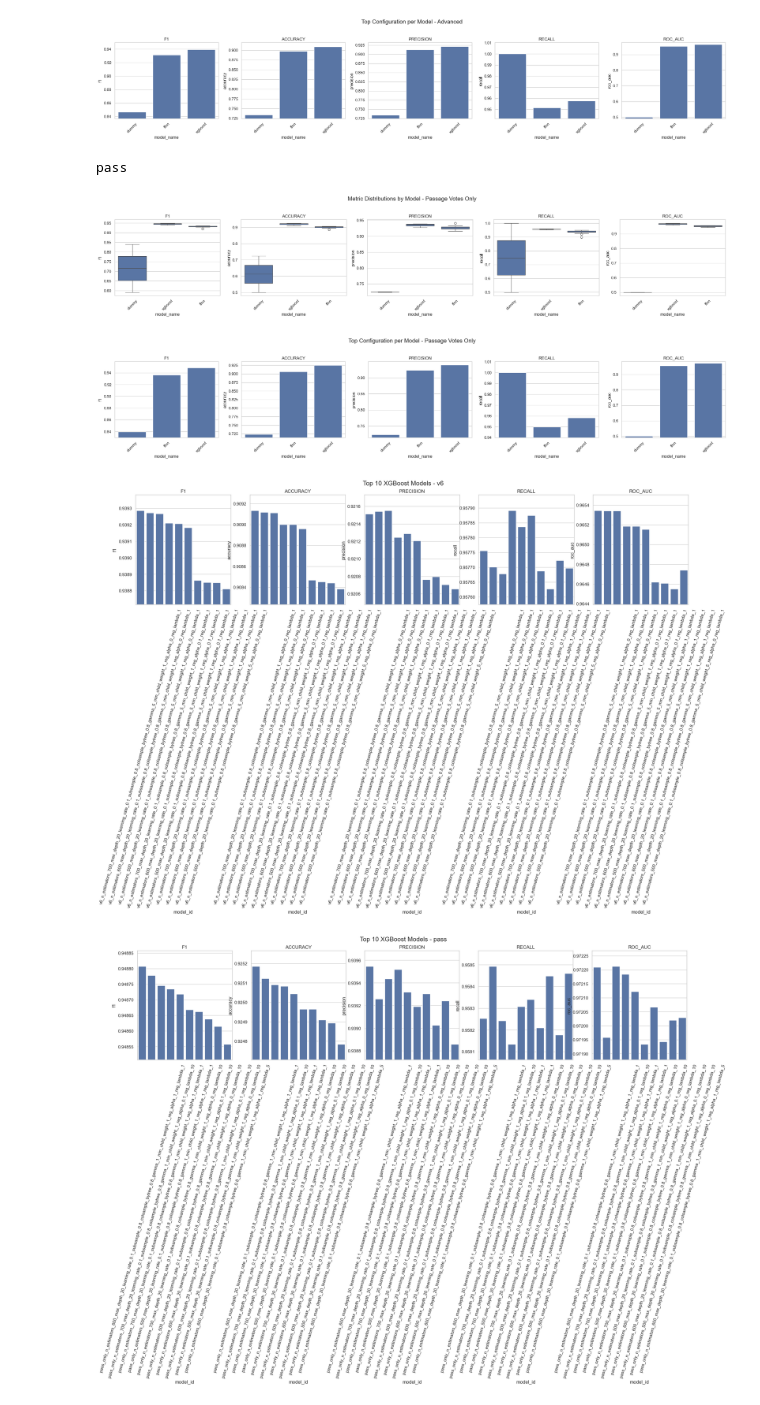
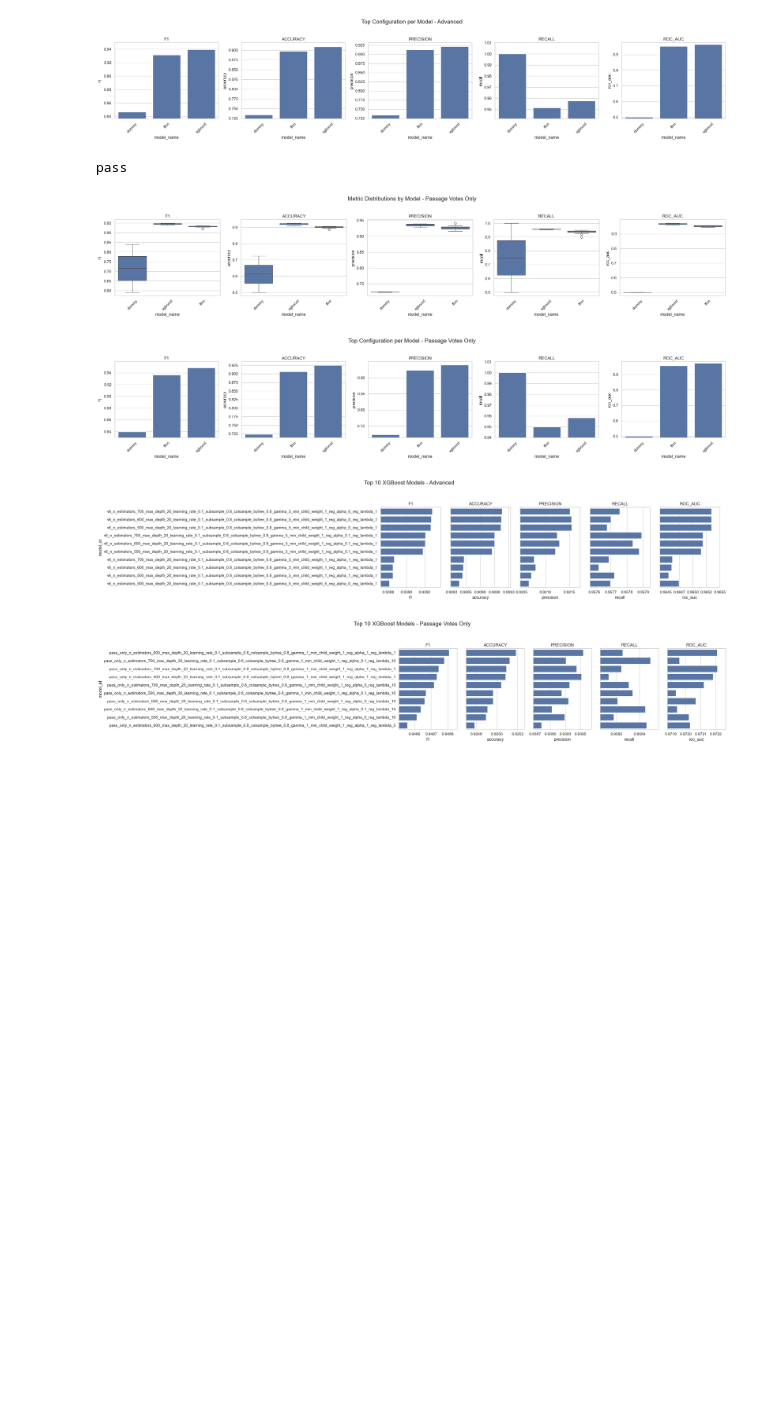
Before and after one commit to DeclanNelson178/stat5241_team_7, a Jupyter notebook: src/notebooks/evaluation.ipynb, the cells around one changed output. Cells and saved outputs as stored; diff of their text form; code cells hidden in the pictures; blank space fills up the shorter version.

```diff
--- a/src/notebooks/evaluation.ipynb
+++ b/src/notebooks/evaluation.ipynb
@@ -36,9 +36,8 @@ for dataset in datasets:
         "pass": "Passage Votes Only",
     }[dataset]
 
-    fig, axs = plt.subplots(2, 3, figsize=(18, 10))  # 2 rows, 3 columns
+    fig, axs = plt.subplots(1, len(metrics), figsize=(5 * len(metrics), 5))
     fig.suptitle(f"Metric Distributions by Model - {dataset}", fontsize=16)
-    axs = axs.flatten()  # Flatten to index like a list
     for i, metric in enumerate(metrics):
         sns.boxplot(data=df_subset, x='model_name', y=metric, ax=axs[i])
         axs[i].set_title(metric.upper())
@@ -52,8 +51,7 @@ for dataset in datasets:
         .first()
     )
 
-    fig, axs = plt.subplots(2, 3, figsize=(18, 10))  # 2 rows, 3 columns
-    axs = axs.flatten()  # Flatten to index like a list
+    fig, axs = plt.subplots(1, len(metrics), figsize=(5 * len(metrics), 5))
     fig.suptitle(f"Top Configuration per Model - {dataset}", fontsize=16)
     for i, metric in enumerate(metrics):
         sns.barplot(data=top_per_model, x='model_name', y=metric, ax=axs[i])
@@ -77,43 +75,48 @@ pass
 [figure]
 [figure]
 # %%
+from matplotlib import ticker
 import pandas as pd
 import seaborn as sns
 import matplotlib.pyplot as plt
 
 
 df['dataset'] = df['model_id'].apply(lambda x: x.split('_')[0])
 
 xgb_df = df[df['model_name'].str.lower() == 'xgboost'].copy()
 
 metrics = ['f1', 'accuracy', 'precision', 'recall', 'roc_auc']
 
 def plot_grouped_xgb_top10(dataset_name):
-    top10 = xgb_df[xgb_df['dataset'] == dataset_name].sort_values(by='f1', ascending=False).head(10)
+    top10 = xgb_df[xgb_df['dataset'] == dataset_name].sort_values(by='f1', ascending=False).head(10).copy()
+    top10["model_id"] = top10["model_id"].replace("v6_", "")
+    dataset_name = {
+        Datasets.V3.value: "Basic",
+        Datasets.V6.value: "Advanced",
+        "pass": "Passage Votes Only",
+    }[dataset_name]
 
-    fig, axs = plt.subplots(1, len(metrics), figsize=(5 * len(metrics), 5), sharex=False)
+    fig, axs = plt.subplots(1, len(metrics), figsize=(5 * len(metrics), 5), sharey=True)
     fig.suptitle(f'Top 10 XGBoost Models - {dataset_name}', fontsize=16)
 
     for i, metric in enumerate(metrics):
-        sns.barplot(data=top10, x='model_id', y=metric, ax=axs[i])
+        sns.barplot(data=top10, y='model_id', x=metric, ax=axs[i])
         axs[i].set_title(metric.upper())
-        axs[i].tick_params(axis='x', rotation=75)
-
-        # Scaled y-axis
         min_val = top10[metric].min()
         max_val = top10[metric].max()
         delta = max_val - min_val
         padding = delta * 0.2 if delta > 0 else 0.01
-        axs[i].set_ylim(min_val - padding, max_val + padding)
+        axs[i].set_xlim(min_val - padding, max_val + padding)
+        axs[i].xaxis.set_major_formatter(ticker.FormatStrFormatter('%.4f'))
 
     plt.tight_layout(rect=[0, 0, 1, 0.92])
     plt.show()
 
 plot_grouped_xgb_top10("v6")
 plot_grouped_xgb_top10("pass")
 # %% [output]
-[figure, old version]
+[figure, new version]
-[figure, old version]
+[figure, new version]
 # %%
 
 
```
Also changed, not shown: parts of 10 cells of this notebook, 1 other file.
